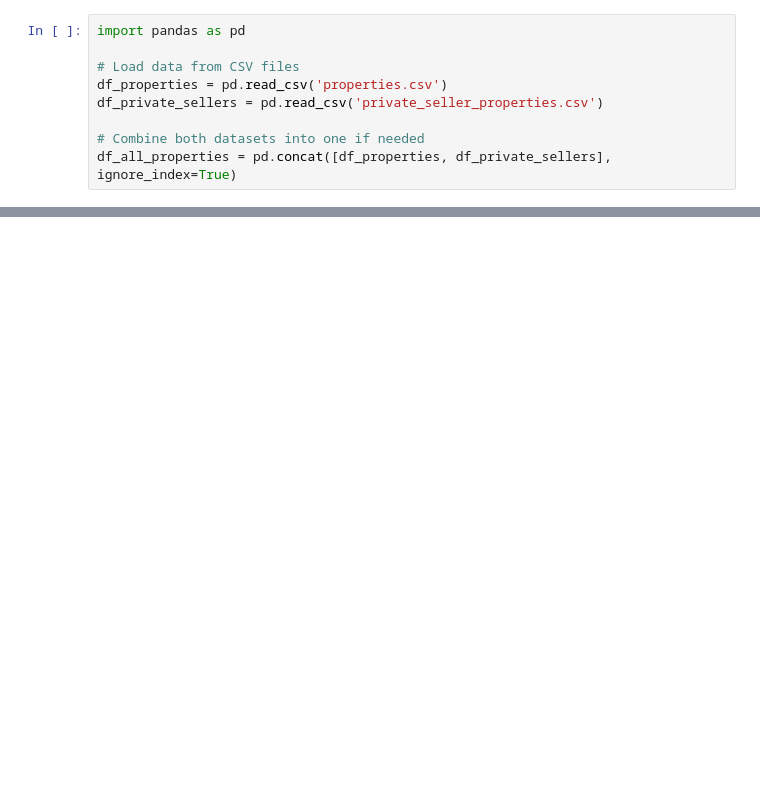
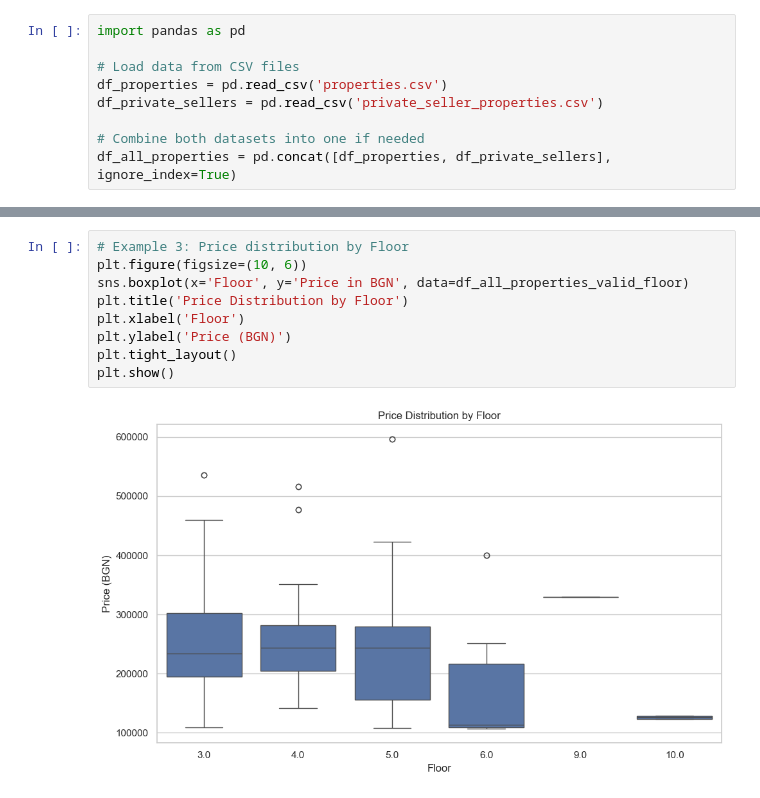
Before and after one commit to akcdev777/imot-scrape, a Jupyter notebook: main.ipynb, the cells around one changed output, grey strips where cells are left out. Saved outputs shown, nothing was run; the diff lists cells and outputs as text; blank space fills up the shorter version.

```diff
--- a/main.ipynb
+++ b/main.ipynb
@@ -123,0 +165,11 @@ Name: Price, dtype: float64
+# %%
+# Example 3: Price distribution by Floor
+plt.figure(figsize=(10, 6))
+sns.boxplot(x='Floor', y='Price in BGN', data=df_all_properties_valid_floor)
+plt.title('Price Distribution by Floor')
+plt.xlabel('Floor')
+plt.ylabel('Price (BGN)')
+plt.tight_layout()
+plt.show()
+# %% [output]
+[figure, added]
```
Also changed, not shown: parts of 12 cells of this notebook, 6 other files.
